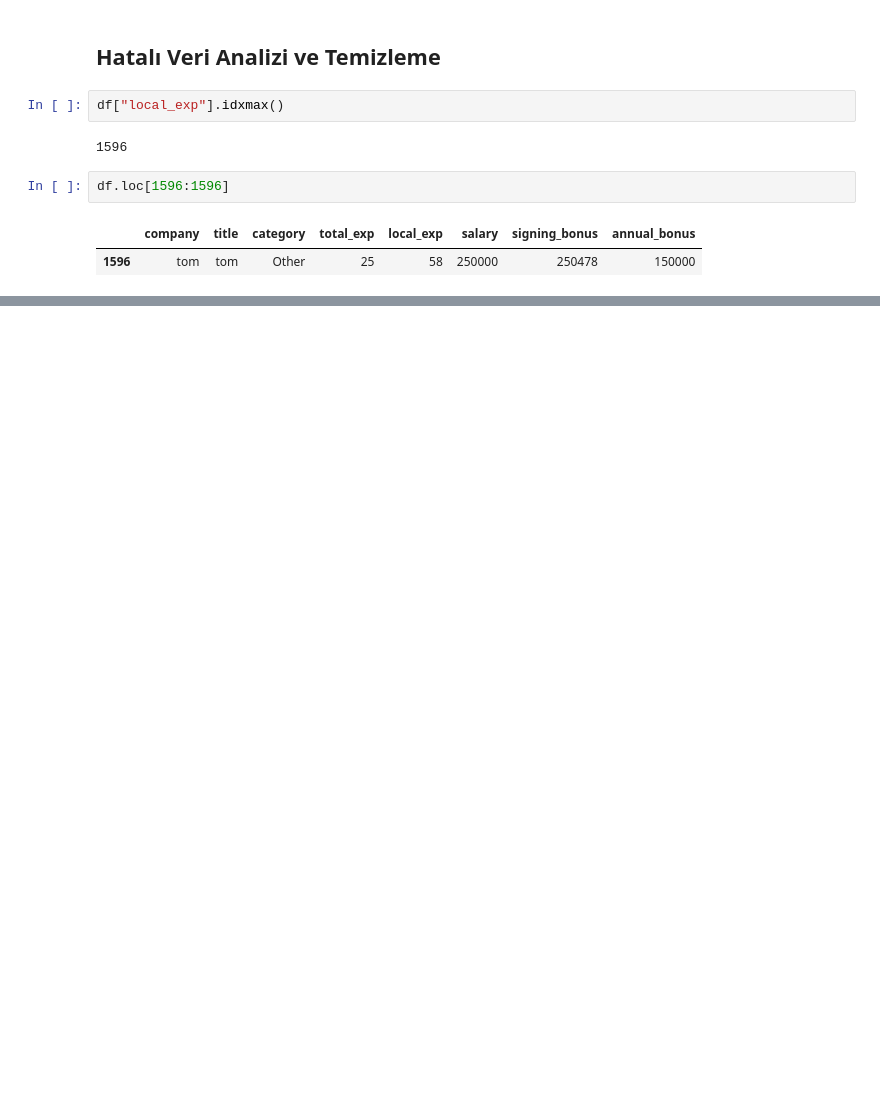
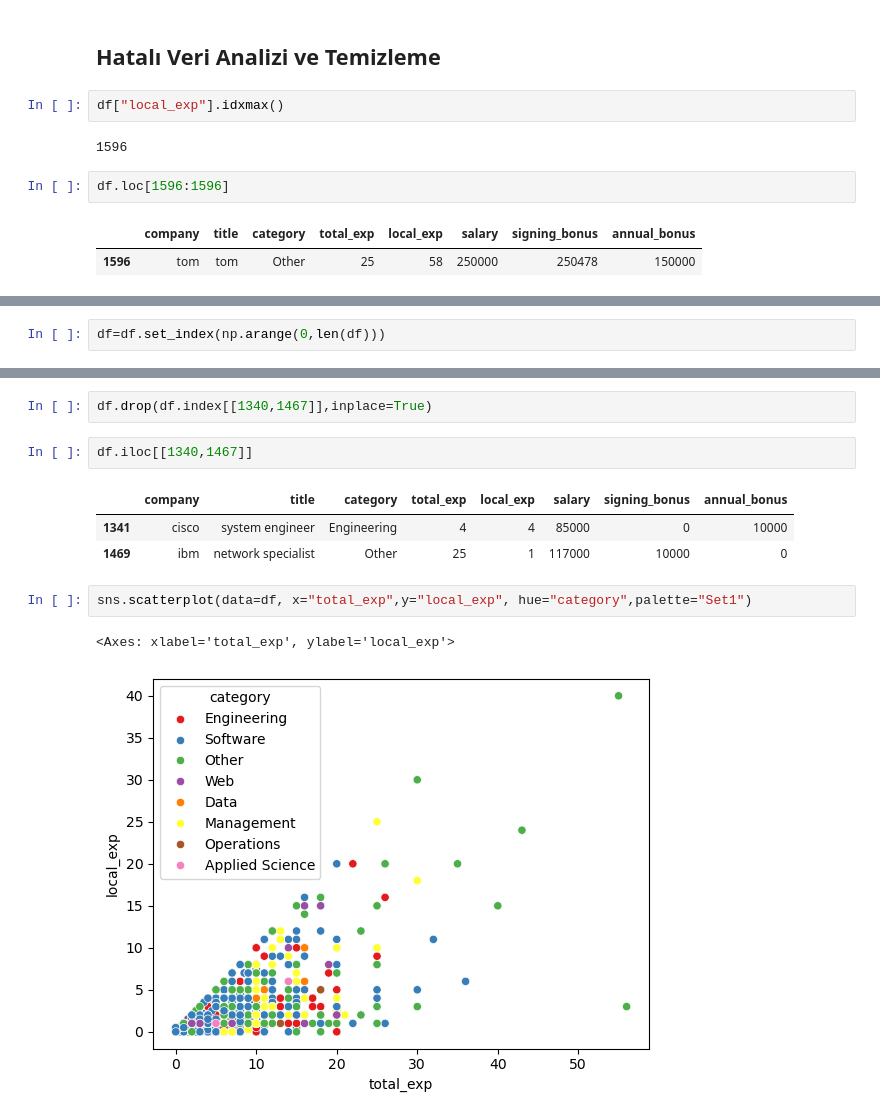
Before and after one commit to mustafaemirata/Veri-ve-Makine-Ogrenmesi, a Jupyter notebook: Veri Analizleri/01 Maas Anlizleri.ipynb, the cells around one changed output, grey strips where cells are left out. Drawn from its saved outputs; the diff is of its cells as text; blank space fills up the shorter version.

```diff
--- a/Veri Analizleri/01 Maas Anlizleri.ipynb
+++ b/Veri Analizleri/01 Maas Anlizleri.ipynb
@@ -239,0 +266,2 @@ df.loc[1596:1596]
+# %%
+df=df.set_index(np.arange(0,len(df)))
@@ -239,0 +279,13 @@ df.loc[1596:1596]
+# %%
+df.drop(df.index[[1340,1467]],inplace=True)
+# %%
+df.iloc[[1340,1467]]
+# %% [output]
+|  | company | title | category | total_exp | local_exp | salary | signing_bonus | annual_bonus |
+| 1341 | cisco | system engineer | Engineering | 4 | 4 | 85000 | 0 | 10000 |
+| 1469 | ibm | network specialist | Other | 25 | 1 | 117000 | 10000 | 0 |
+# %%
+sns.scatterplot(data=df, x="total_exp",y="local_exp", hue="category",palette="Set1")
+# %% [output]
+<Axes: xlabel='total_exp', ylabel='local_exp'>
+[figure, added]
```
Also changed, not shown: parts of 23 cells of this notebook.
